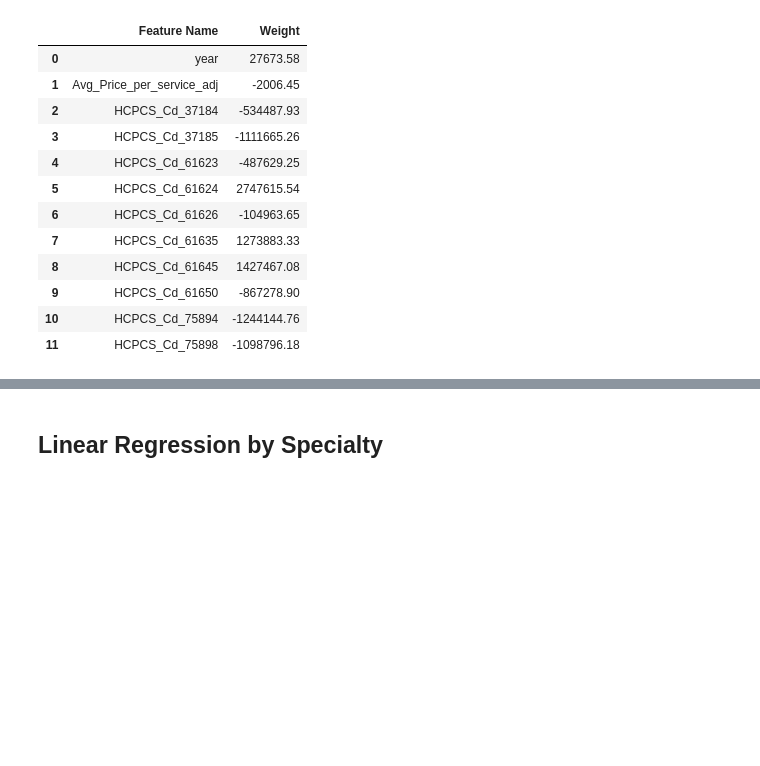
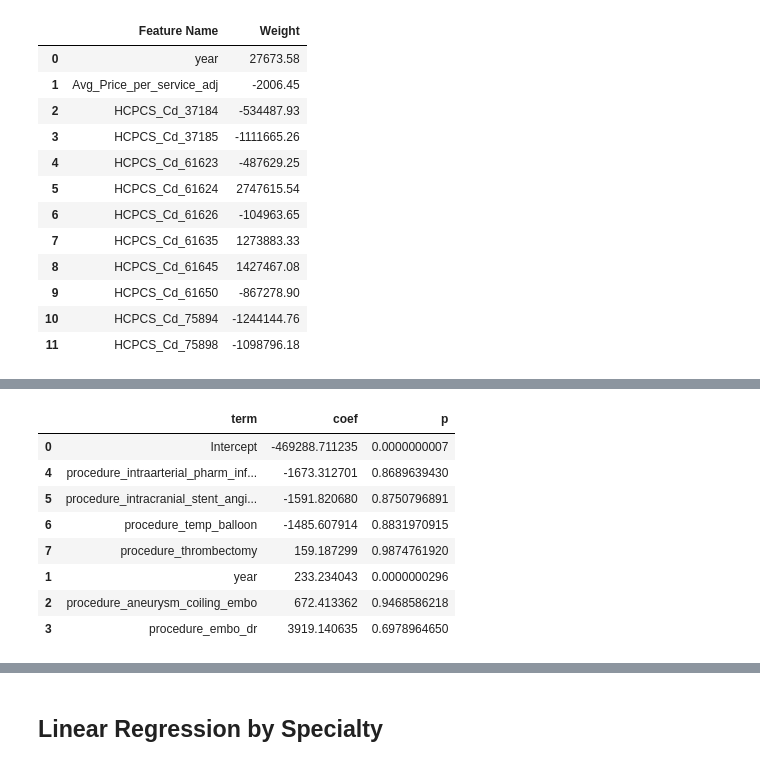
Before and after one commit to shu98/neurovasc_spine, a Jupyter notebook: analysis_final.ipynb, the cells around one changed output, grey strips where cells are left out. Saved outputs shown, nothing was run; the diff lists cells and outputs as text; code cells hidden in the pictures; blank space fills up the shorter version.

```diff
--- a/analysis_final.ipynb
+++ b/analysis_final.ipynb
@@ -1111,0 +1147,18 @@ feature_weights
+# %%
+spine_data_for_regression = util_2023_2013_adj_spine[['procedure', 'year', 'Sum_Utilization']]
+all_regression_data = spine_data_for_regression
+all_regression_data = pd.get_dummies(all_regression_data, columns=['procedure'])
+
+X = all_regression_data.drop(columns=['Sum_Utilization']).fillna(False)
+y = all_regression_data['Sum_Utilization']
+
+model = LinearRegression().fit(X, y)
+summary = sklearn_linear_pvalues(model, X, y)
+
+feature_weights = []
+for i, coef in enumerate(model.coef_):
+    feature_weights.append([model.feature_names_in_[i], coef])
+
+summary['p'] =  summary['p'].apply(lambda x: f'{x:,.10f}'.format(x))
+summary['coef'] =  summary['coef'].apply(lambda x: f'{x:.4f}'.format(x))
+summary[['term', 'coef', 'p']].sort_values(by=['coef'])
@@ -1111,0 +1173,28 @@ feature_weights
+# %%
+neurovasc_data_for_regression = util_2023_2013_adj_neurovasc[['procedure', 'year', 'Sum_Utilization']]
+
+all_regression_data = neurovasc_data_for_regression
+all_regression_data = pd.get_dummies(all_regression_data, columns=['procedure'])
+
+X = all_regression_data.drop(columns=['Sum_Utilization']).fillna(False)
+y = all_regression_data['Sum_Utilization']
+
+model = LinearRegression().fit(X, y)
+summary = sklearn_linear_pvalues(model, X, y)
+
+feature_weights = []
+for i, coef in enumerate(model.coef_):
+    feature_weights.append([model.feature_names_in_[i], coef])
+
+summary['p'] =  summary['p'].apply(lambda x: f'{x:,.10f}'.format(x))
+summary[['term', 'coef', 'p']].sort_values(by=['coef'])
+# %% [output]
+|  | term | coef | p |
+| 0 | Intercept | -469288.711235 | 0.0000000007 |
+| 4 | procedure_intraarterial_pharm_inf... | -1673.312701 | 0.8689639430 |
+| 5 | procedure_intracranial_stent_angi... | -1591.820680 | 0.8750796891 |
+| 6 | procedure_temp_balloon | -1485.607914 | 0.8831970915 |
+| 7 | procedure_thrombectomy | 159.187299 | 0.9874761920 |
+| 1 | year | 233.234043 | 0.0000000296 |
+| 2 | procedure_aneurysm_coiling_embo | 672.413362 | 0.9468586218 |
+| 3 | procedure_embo_dr | 3919.140635 | 0.6978964650 |
```
Also changed, not shown: parts of 7 cells of this notebook.
